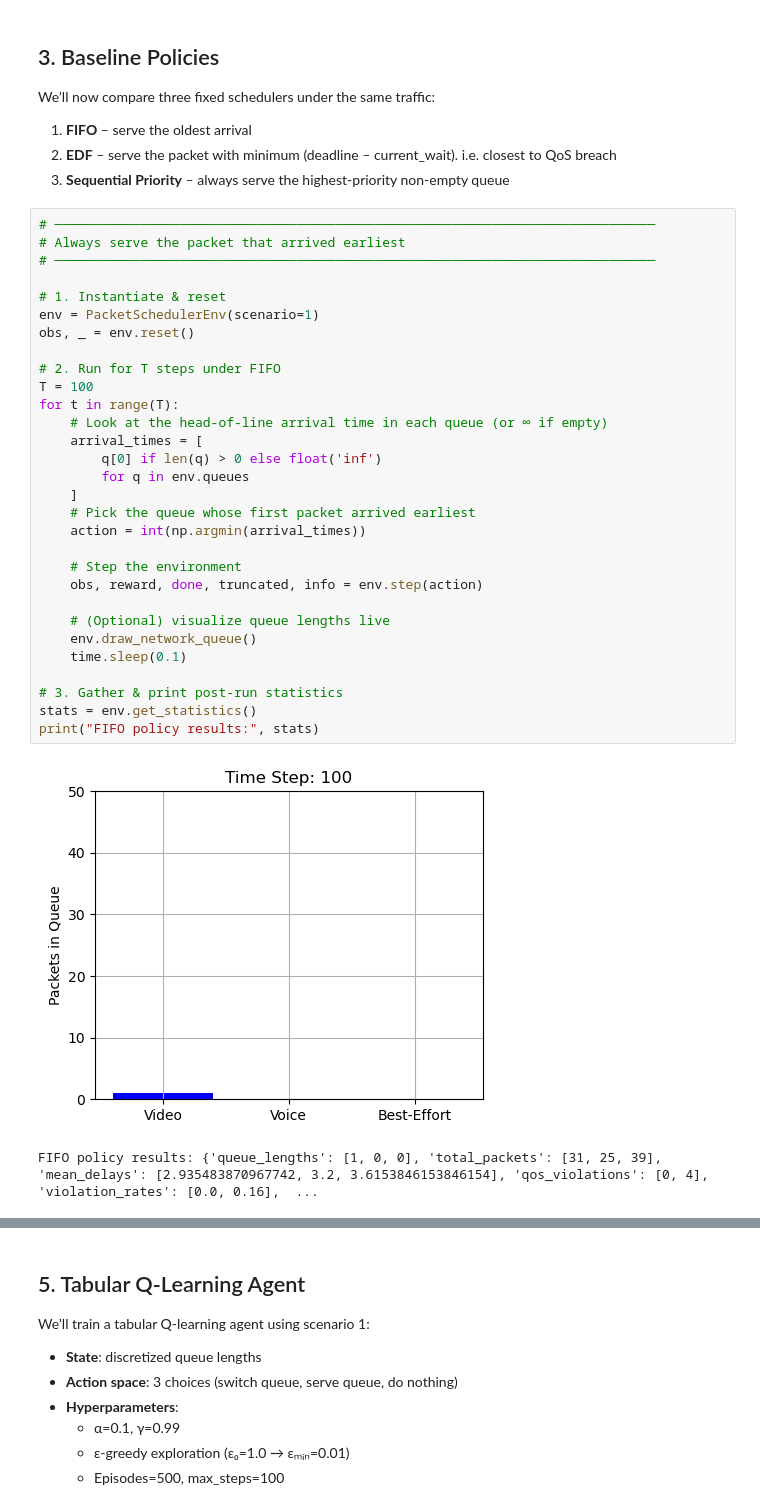
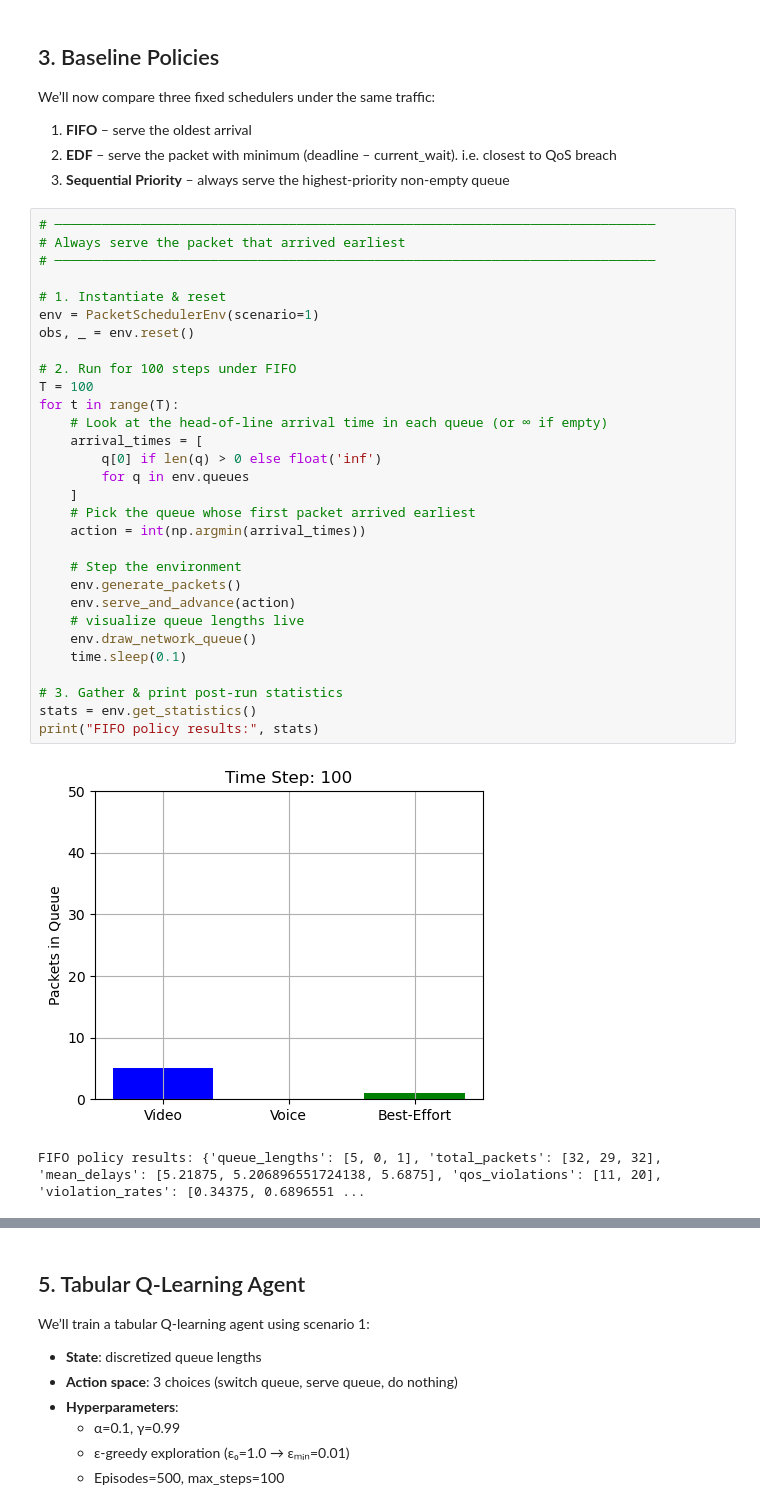
Before and after one commit to Tanjim-5125/packet_scheduling_A2_32, a Jupyter notebook: assingment2_packet_scheduler.ipynb, the cells around one changed output, grey strips where cells are left out. Drawn from its saved outputs; the diff is of its cells as text.

```diff
--- a/assingment2_packet_scheduler.ipynb
+++ b/assingment2_packet_scheduler.ipynb
@@ -293,39 +293,39 @@ We’ll now compare three fixed schedulers under the same traffic:
 1. **FIFO** – serve the oldest arrival
 2. **EDF** – serve the packet with minimum (deadline – current_wait). i.e. closest to QoS breach
 3. **Sequential Priority** – always serve the highest-priority non-empty queue
-# %%
-# ─────────────────────────────────────────────────────────────────────────────
-# Always serve the packet that arrived earliest
-# ─────────────────────────────────────────────────────────────────────────────
-
-# 1. Instantiate & reset
-env = PacketSchedulerEnv(scenario=1)
-obs, _ = env.reset()
-
-# 2. Run for T steps under FIFO
-T = 100
-for t in range(T):
-    # Look at the head‐of‐line arrival time in each queue (or ∞ if empty)
-    arrival_times = [
-        q[0] if len(q) > 0 else float('inf')
-        for q in env.queues
-    ]
-    # Pick the queue whose first packet arrived earliest
-    action = int(np.argmin(arrival_times))
-
-    # Step the environment
-    obs, reward, done, truncated, info = env.step(action)
-
-    # (Optional) visualize queue lengths live
-    env.draw_network_queue()
-    time.sleep(0.1)
-
-# 3. Gather & print post‐run statistics
-stats = env.get_statistics()
-print("FIFO policy results:", stats)
-# %% [output]
-[figure, removed]
-FIFO policy results: {'queue_lengths': [1, 0, 0], 'total_packets': [31, 25, 39], 'mean_delays': [2.935483870967742, 3.2, 3.6153846153846154], 'qos_violations': [0, 4], 'violation_rates': [0.0, 0.16],  ...
+# %%
+# ─────────────────────────────────────────────────────────────────────────────
+# Always serve the packet that arrived earliest
+# ─────────────────────────────────────────────────────────────────────────────
+
+# 1. Instantiate & reset
+env = PacketSchedulerEnv(scenario=1)
+obs, _ = env.reset()
+
+# 2. Run for 100 steps under FIFO
+T = 100
+for t in range(T):
+    # Look at the head‐of‐line arrival time in each queue (or ∞ if empty)
+    arrival_times = [
+        q[0] if len(q) > 0 else float('inf')
+        for q in env.queues
+    ]
+    # Pick the queue whose first packet arrived earliest
+    action = int(np.argmin(arrival_times))
+
+    # Step the environment
+    env.generate_packets()
+    env.serve_and_advance(action)
+    # visualize queue lengths live
+    env.draw_network_queue()
+    time.sleep(0.1)
+
+# 3. Gather & print post‐run statistics
+stats = env.get_statistics()
+print("FIFO policy results:", stats)
+# %% [output]
+[figure, added]
+FIFO policy results: {'queue_lengths': [5, 0, 1], 'total_packets': [32, 29, 32], 'mean_delays': [5.21875, 5.206896551724138, 5.6875], 'qos_violations': [11, 20], 'violation_rates': [0.34375, 0.6896551 ...
 # %%
 # ─────────────────────────────────────────────────────────────────────────────
 # always serve the packet whose (qos_limit – accumulated_delay) is smallest
```
Also changed, not shown: parts of 9 cells of this notebook.
